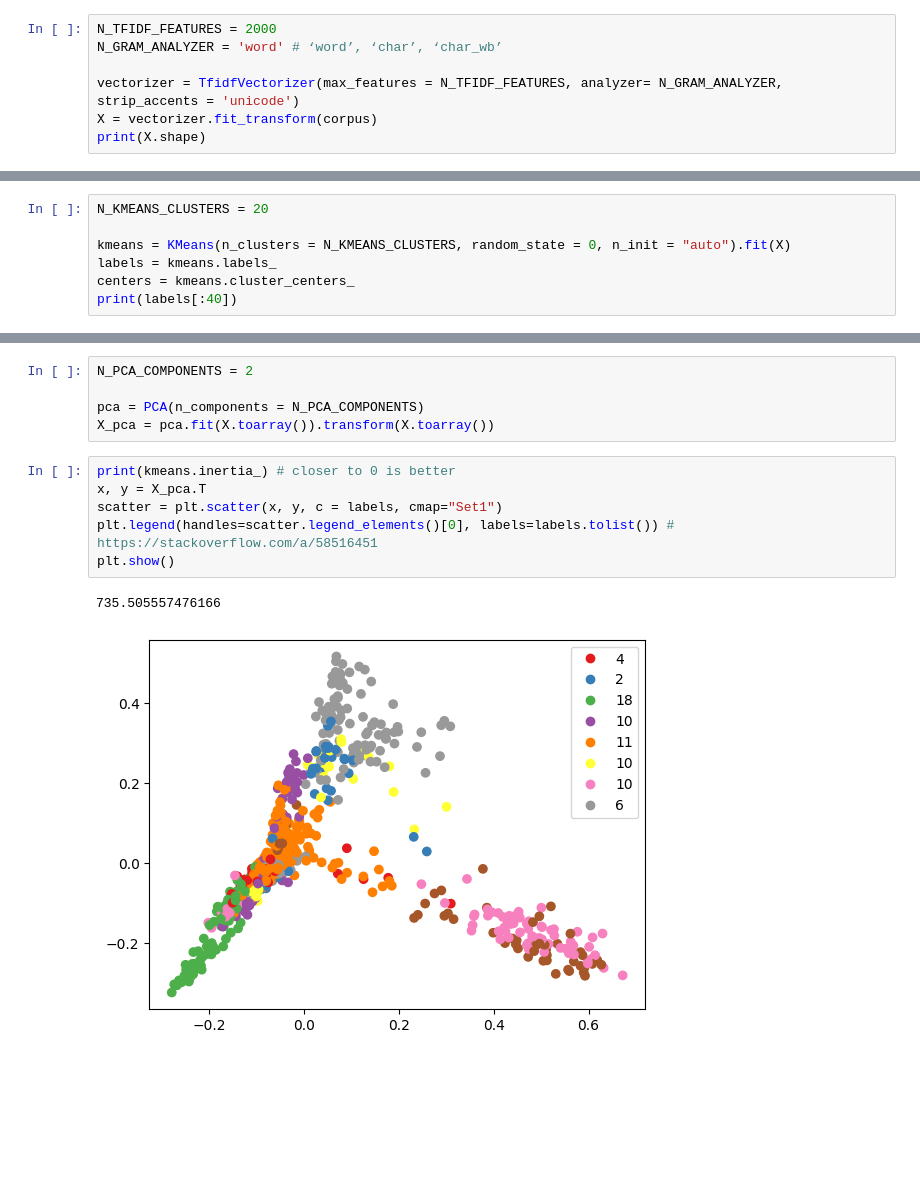
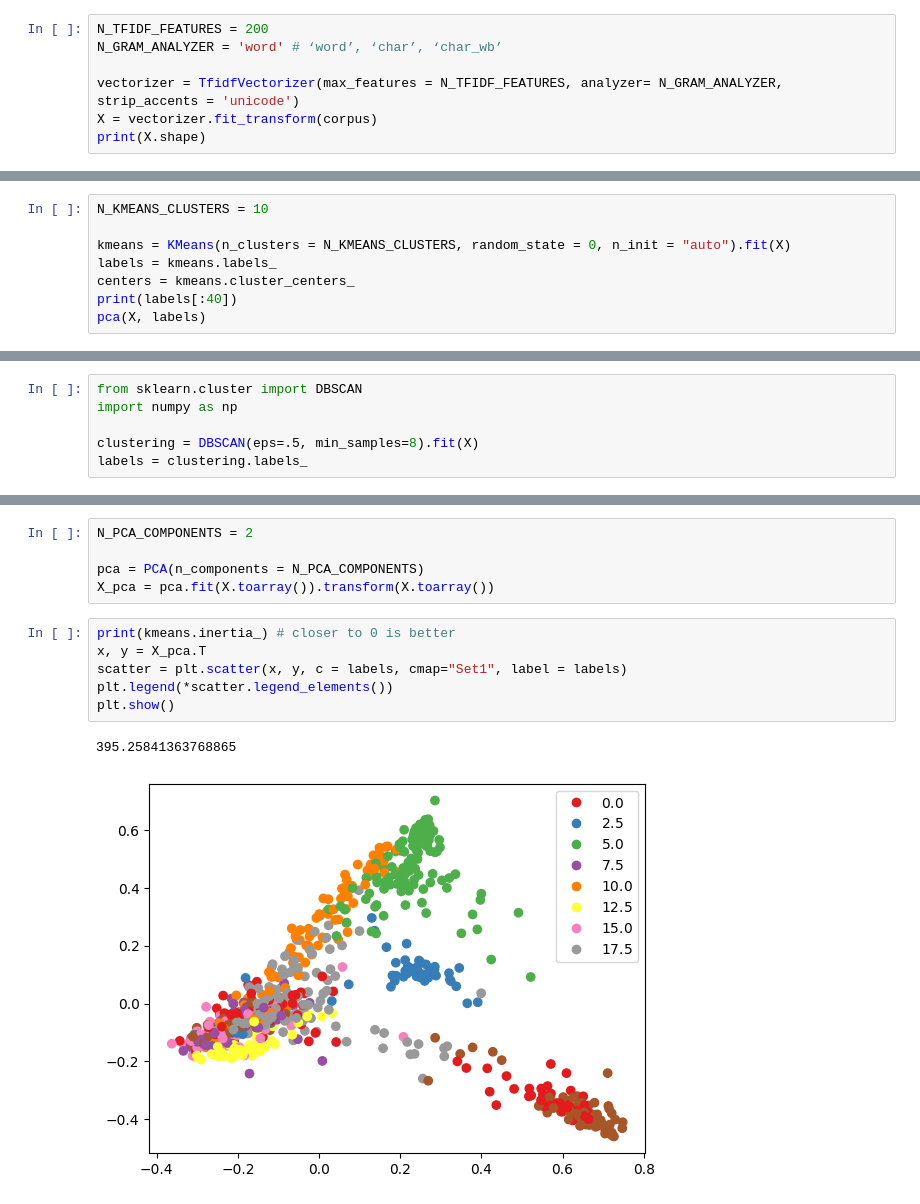
Before and after one commit to SebastianBitsch/wiki-suggest, a Jupyter notebook: text-processing/data-exploration.ipynb, the cells around one changed output, grey strips where cells are left out. Saved outputs shown, nothing was run; the diff lists cells and outputs as text; blank space fills up the shorter version.

```diff
--- a/text-processing/data-exploration.ipynb
+++ b/text-processing/data-exploration.ipynb
@@ -143,7 +159,7 @@ raw_corpus = raw_corpus[:1000]
 # %% [markdown]
 ## TF-IDF
 # %%
-N_TFIDF_FEATURES = 2000
+N_TFIDF_FEATURES = 200
 N_GRAM_ANALYZER = 'word' # ‘word’, ‘char’, ‘char_wb’
 
 vectorizer = TfidfVectorizer(max_features = N_TFIDF_FEATURES, analyzer= N_GRAM_ANALYZER, strip_accents = 'unicode')
@@ -156,8 +172,9 @@ print(X.shape)
 # %%
-N_KMEANS_CLUSTERS = 20
+N_KMEANS_CLUSTERS = 10
 
 kmeans = KMeans(n_clusters = N_KMEANS_CLUSTERS, random_state = 0, n_init = "auto").fit(X)
 labels = kmeans.labels_
 centers = kmeans.cluster_centers_
 print(labels[:40])
+pca(X, labels)
 # %% [output]
@@ -165,0 +197,6 @@ print(labels[:40])
+# %%
+from sklearn.cluster import DBSCAN
+import numpy as np
+
+clustering = DBSCAN(eps=.5, min_samples=8).fit(X)
+labels = clustering.labels_
@@ -196,9 +235,9 @@ X_pca = pca.fit(X.toarray()).transform(X.toarray())
 # %%
 print(kmeans.inertia_) # closer to 0 is better
 x, y = X_pca.T
-scatter = plt.scatter(x, y, c = labels, cmap="Set1")
-plt.legend(handles=scatter.legend_elements()[0], labels=labels.tolist()) # https://stackoverflow.com/a/58516451
+scatter = plt.scatter(x, y, c = labels, cmap="Set1", label = labels)
+plt.legend(*scatter.legend_elements())
 plt.show()
 # %% [output]
-735.505557476166
+395.25841363768865
-[figure, old version]
+[figure, new version]
```
Also changed, not shown: parts of 9 cells of this notebook, 1 other file.
